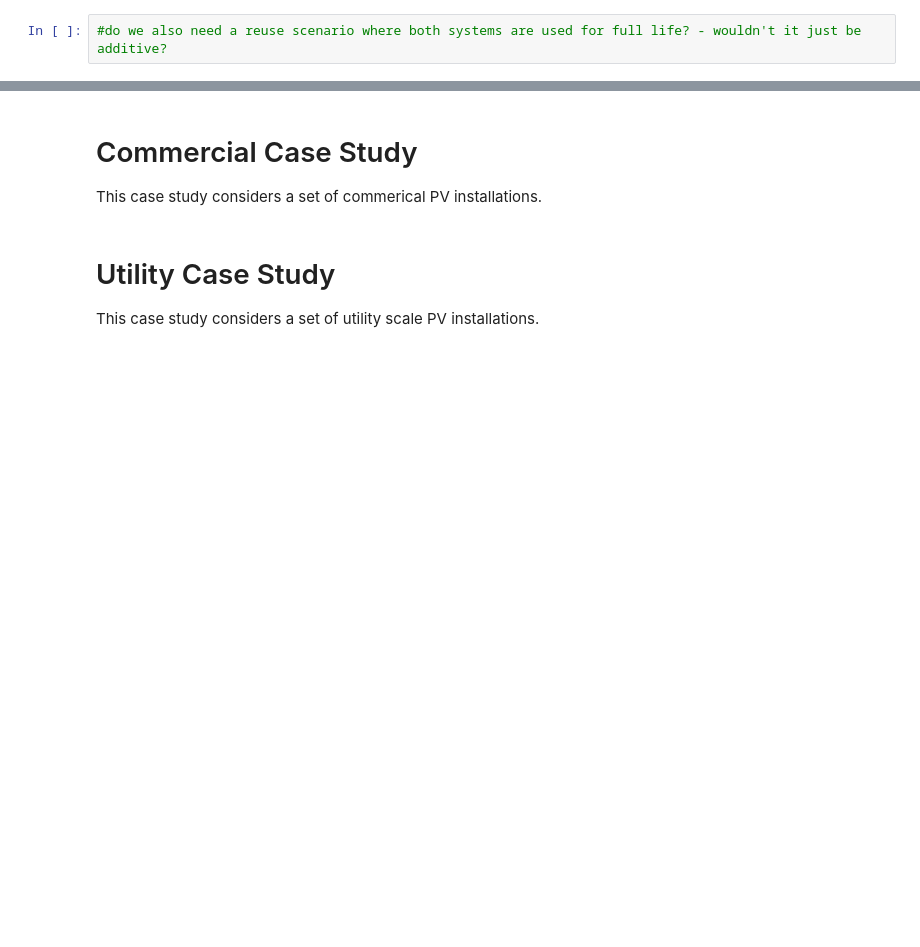
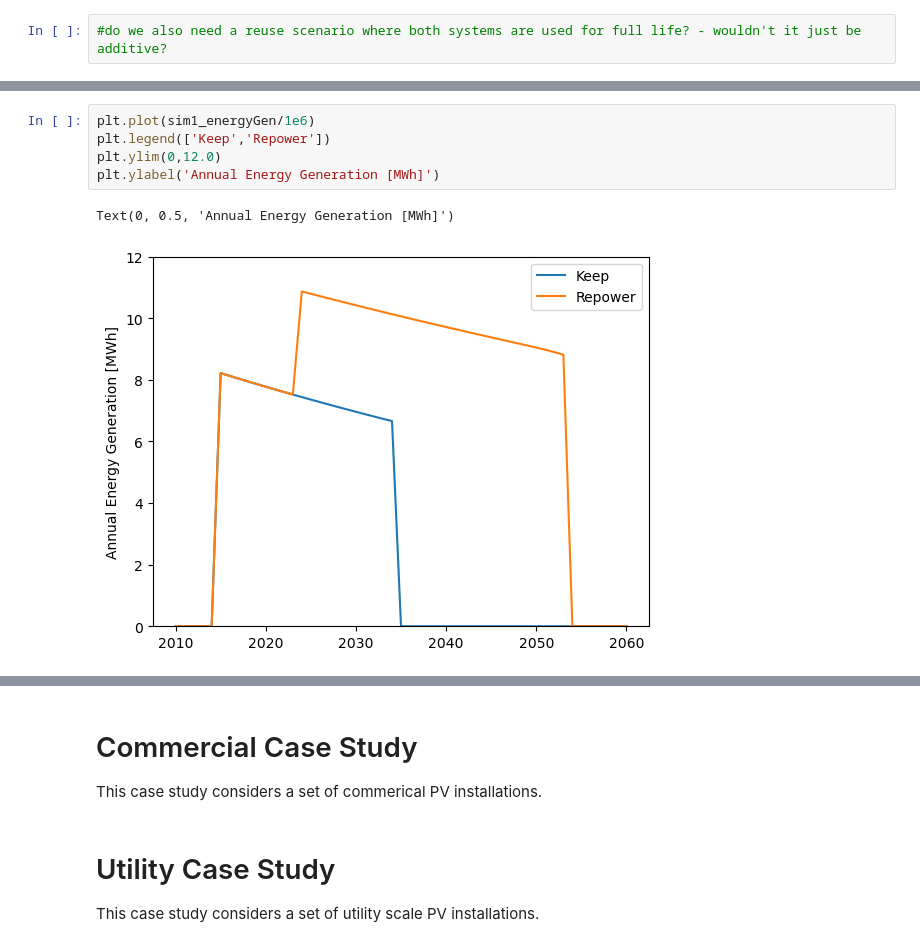
Before and after one commit to NREL/PV-DEMICE, a Jupyter notebook: docs/dev/SIPS2025-CaseStudies.ipynb, the cells around one changed output, grey strips where cells are left out. Cells and saved outputs as stored; diff of their text form; blank space fills up the shorter version.

```diff
--- a/docs/dev/SIPS2025-CaseStudies.ipynb
+++ b/docs/dev/SIPS2025-CaseStudies.ipynb
@@ -90,0 +179,8 @@ sim1.scenario['Resi_repower'].dataIn_m.loc[2024, 'mod_lifetime'] = resi_sys2_lif
+# %%
+plt.plot(sim1_energyGen/1e6)
+plt.legend(['Keep','Repower'])
+plt.ylim(0,12.0)
+plt.ylabel('Annual Energy Generation [MWh]')
+# %% [output]
+Text(0, 0.5, 'Annual Energy Generation [MWh]')
+[figure, added]
```
Also changed, not shown: parts of 17 cells of this notebook, 2 other files.
